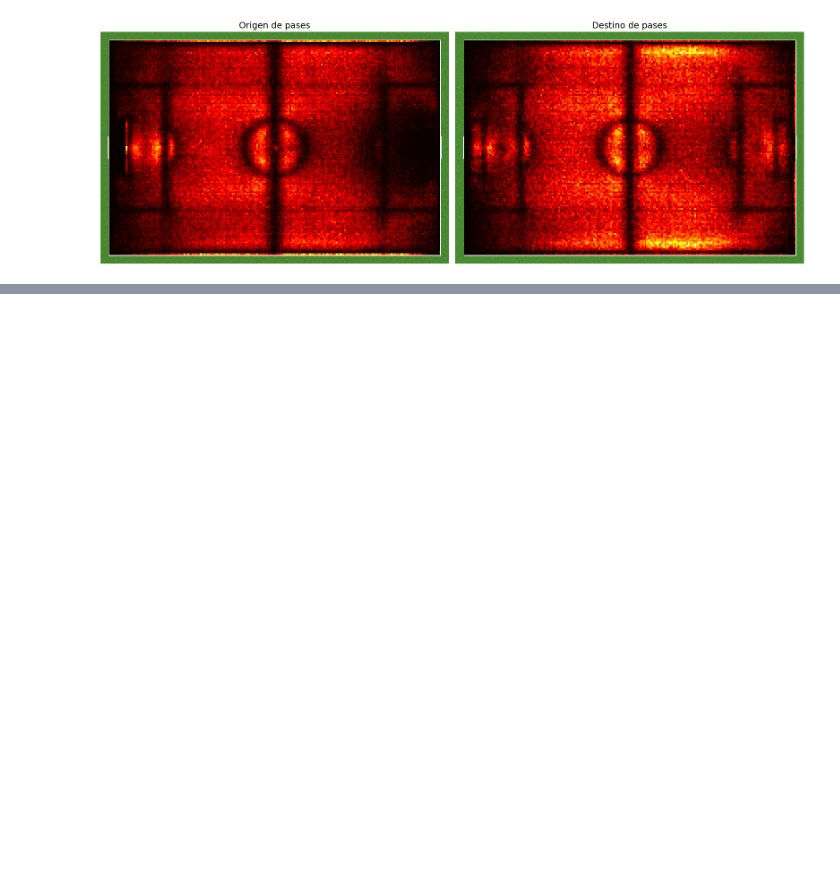
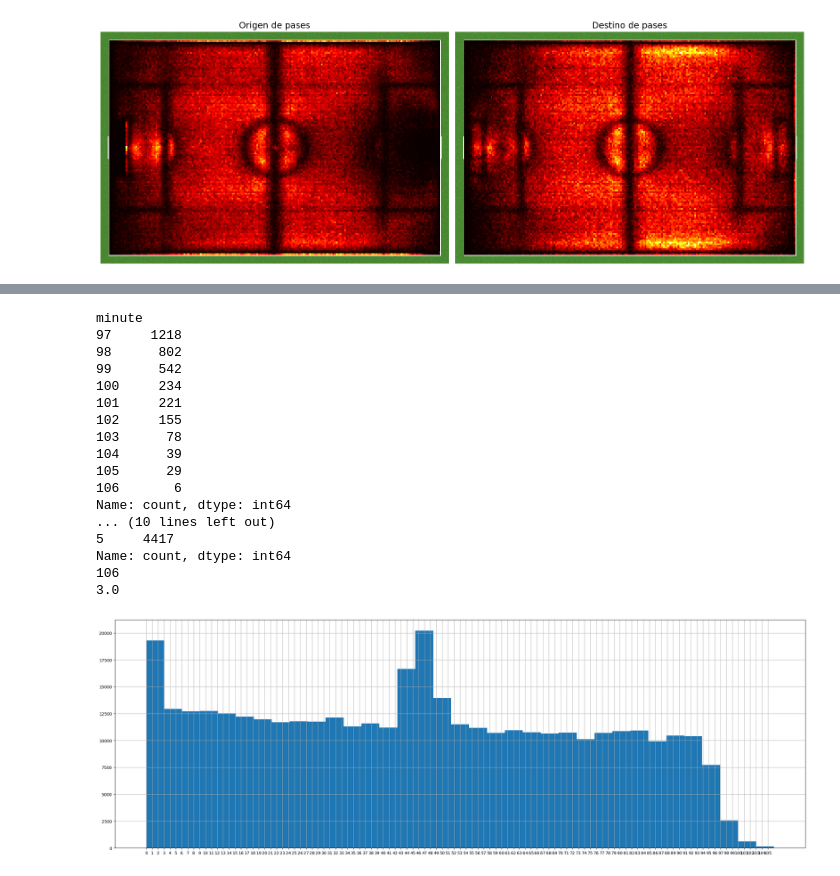
Before and after one commit to BGilardon/Player-Chemistry---Optimizaci-n-de-Vectores-Latentes-y-M-tricas-de-Impacto-Conjunto, a Jupyter notebook: AnalisisExp.ipynb, the cells around one changed output, grey strips where cells are left out. Cells and saved outputs as stored; diff of their text form; code cells hidden in the pictures; blank space fills up the shorter version.

```diff
--- a/AnalisisExp.ipynb
+++ b/AnalisisExp.ipynb
@@ -1223,0 +1355,28 @@ heatmap_pases(Pases_PL_23_24, True, bins_size=(200, 128))
+# %%
+print(PremierLeague_23_24[PremierLeague_23_24['event_name'] == 'Pass']['minute'].value_counts().tail(10))
+print(PremierLeague_23_24[PremierLeague_23_24['event_name'] == 'Pass']['minute'].value_counts().head(10))
+print(max(PremierLeague_23_24[PremierLeague_23_24['event_name'] == 'Pass']['minute']) - min(PremierLeague_23_24[PremierLeague_23_24['event_name'] == 'Pass']['minute']))
+plt.figure(figsize=(30, 10))
+plt.hist(PremierLeague_23_24[PremierLeague_23_24['event_name'] == 'Pass']['minute'], bins=35)
+plt.xticks(np.arange(0, 106, 1))
+plt.grid(True)
+plt.show()
+# %% [output]
+minute
+97     1218
+98      802
+99      542
+100     234
+101     221
+102     155
+103      78
+104      39
+105      29
+106       6
+Name: count, dtype: int64
+... (10 lines left out)
+5     4417
+Name: count, dtype: int64
+106
+3.0
+[figure, added]
```
Also changed, not shown: parts of 11 cells of this notebook, 4 other files.
